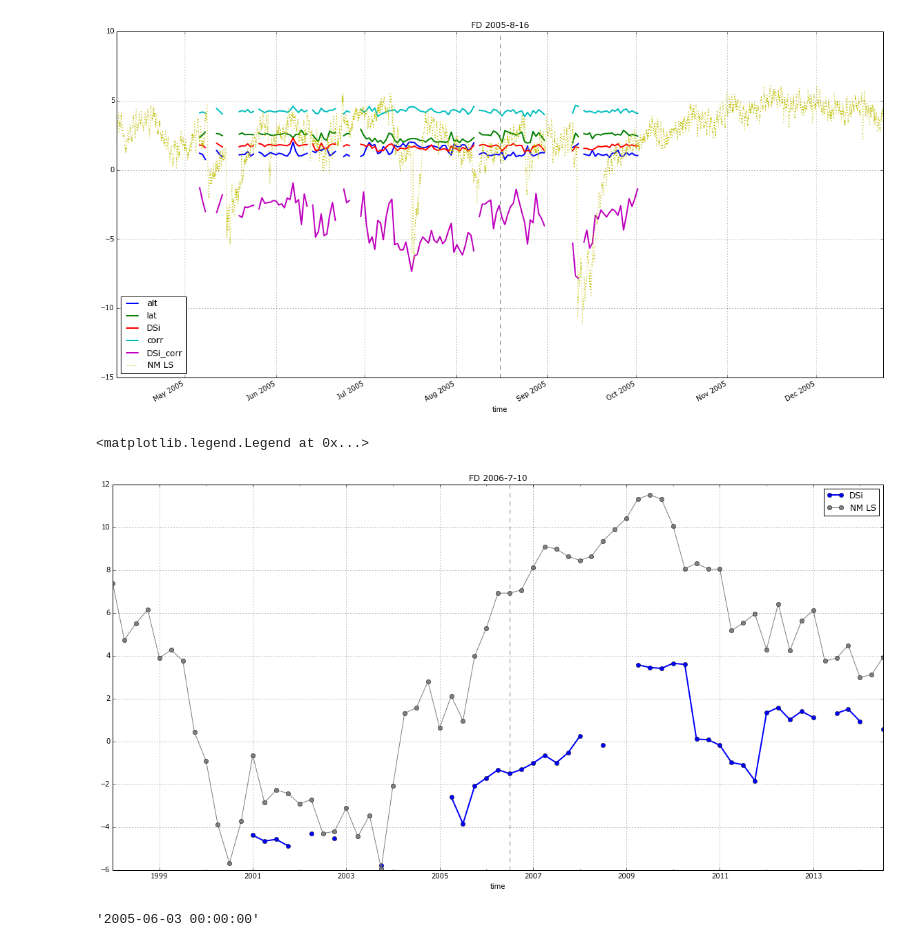
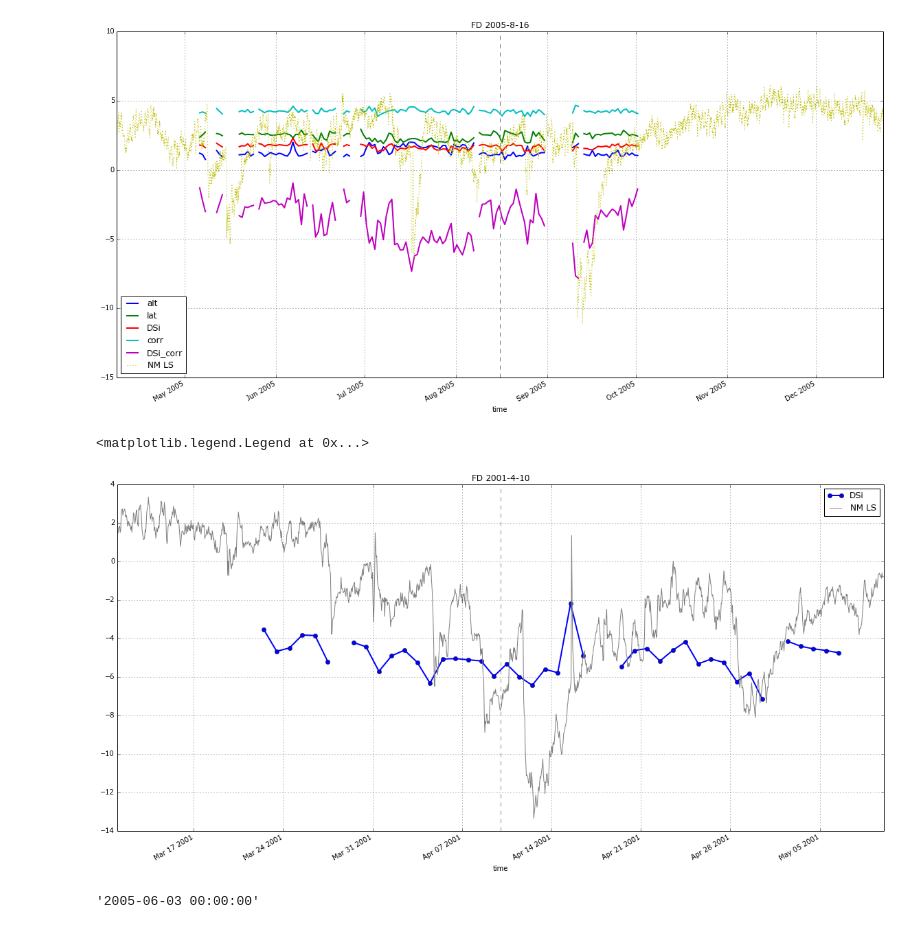
Before and after one commit to ODZ-UJF-AV-CR/CR10, a Jupyter notebook: resample.ipynb, the cells around one changed output. Drawn from its saved outputs; the diff is of its cells as text; code cells hidden in the pictures.

```diff
--- a/resample.ipynb
+++ b/resample.ipynb
@@ -225,45 +225,45 @@ plt.axvline(x=pd.to_datetime(FD), color='grey', ls='--')
 import matplotlib.pyplot as plt
 import pandas as pd  # data parsing library
 
-FD = '2006-7-10'
+FD = '2001-4-10'
 
-days_view = 3030
+days_view = 30
 
 df3 = pd.read_csv('./data/LSradiation.csv', sep=',', header=0, parse_dates='time')
 df3['time'] = pd.to_datetime(df3['time'])
 df3 = df3.set_index('time')
 df3 = df3.sort_index()
-df3 = df3.resample('1Q', how='mean')
+#df3 = df3.resample('1D', how='mean')
 
 df2 = pd.read_csv('./data/radiation_avg.csv', sep=',', header=0, parse_dates='time' )
 df2['date'] = pd.to_datetime(df2['date'])
 df2 = df2.set_index('date')
 df2['DSi'] = df2['DSi'].astype(float)
 #df2['DSi_corr'] = df2['DSi_corr'].astype(float)
 df2['DSi_corr'] = (df2['DSi_corr'].astype(float) + 2.2) * 10
 
 #df2['lat'] = df2['lat'] / 20
 #df2['alt'] = (df2['alt'] - 30000) / 4000
 
 
 #plt.plot([pd.to_datetime(FD),0],[pd.to_datetime(FD),1], 'k-',  lw=2)
 
 datetime.timedelta(days=1)
 from_time = str(pd.to_datetime(FD) + datetime.timedelta(days=-days_view))
 to_time = str(pd.to_datetime(FD) + datetime.timedelta(days=days_view))
 
 #df2[from_time: to_time].plot(figsize=(20,10),title=FD, marker='s',linestyle=':')
 df2[from_time: to_time]['DSi_corr'].plot(figsize=(20,10), lw='2', marker='o', label='DSi')
 #df2['HH'][from_time: to_time].plot(figsize=(20,10),lw='2', marker='s',linestyle=':')
 #df2['HHH'][from_time: to_time].plot(figsize=(20,10),lw='2', marker='s',linestyle=':')
 df3[from_time: to_time]['FD'] = df3[from_time: to_time]['FD'].sub(90)
-df3[from_time: to_time]['FD'].plot(figsize=(20, 10),color='grey', marker='o',label ='NM LS')
+df3[from_time: to_time]['FD'].plot(figsize=(20, 10),color='grey', label ='NM LS')
 plt.title('FD ' + FD)
 plt.axvline(x=pd.to_datetime(FD), color='grey', ls='--')
 plt.legend()
 # %% [output]
 <matplotlib.legend.Legend at 0x...>
-[figure, old version]
+[figure, new version]
 # %%
 from_time
 # %% [output]
```
Also changed, not shown: parts of 5 cells of this notebook, 2 other files.
